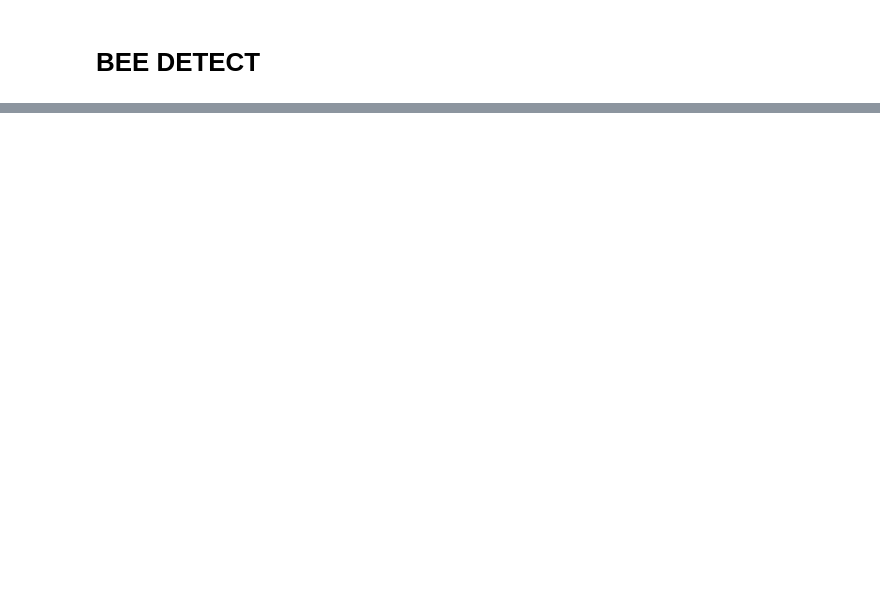
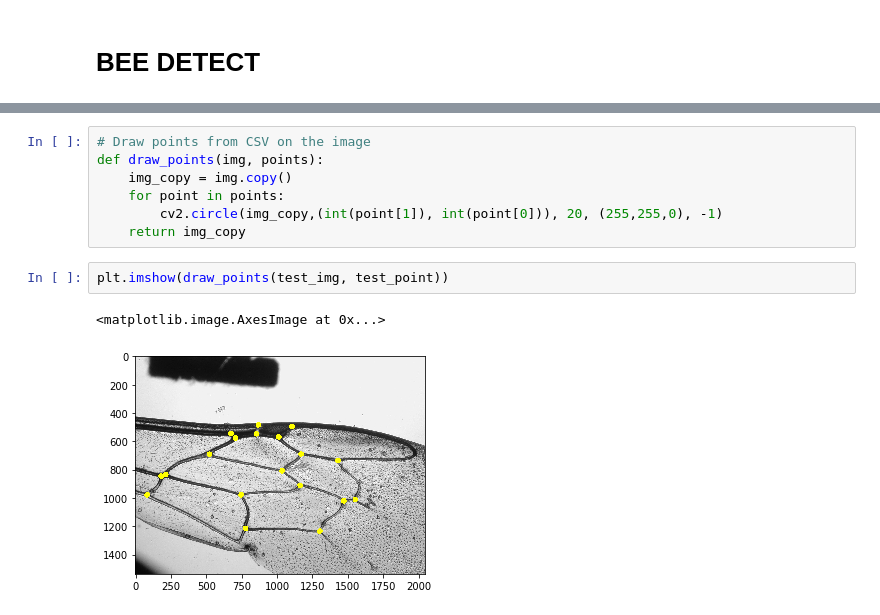
Before and after one commit to DaniGodin/BeeDetect, a Jupyter notebook: src/detection.ipynb, the cells around one changed output, grey strips where cells are left out. Cells and saved outputs as stored; diff of their text form; blank space fills up the shorter version.

```diff
--- a/src/detection.ipynb
+++ b/src/detection.ipynb
@@ -16,0 +25,12 @@ plt.imshow(img)
+# %%
+# Draw points from CSV on the image
+def draw_points(img, points):
+    img_copy = img.copy()
+    for point in points:
+        cv2.circle(img_copy,(int(point[1]), int(point[0])), 20, (255,255,0), -1)
+    return img_copy
+# %%
+plt.imshow(draw_points(test_img, test_point))
+# %% [output]
+<matplotlib.image.AxesImage at 0x...>
+[figure, added]
```
Also changed, not shown: parts of 6 cells of this notebook.
